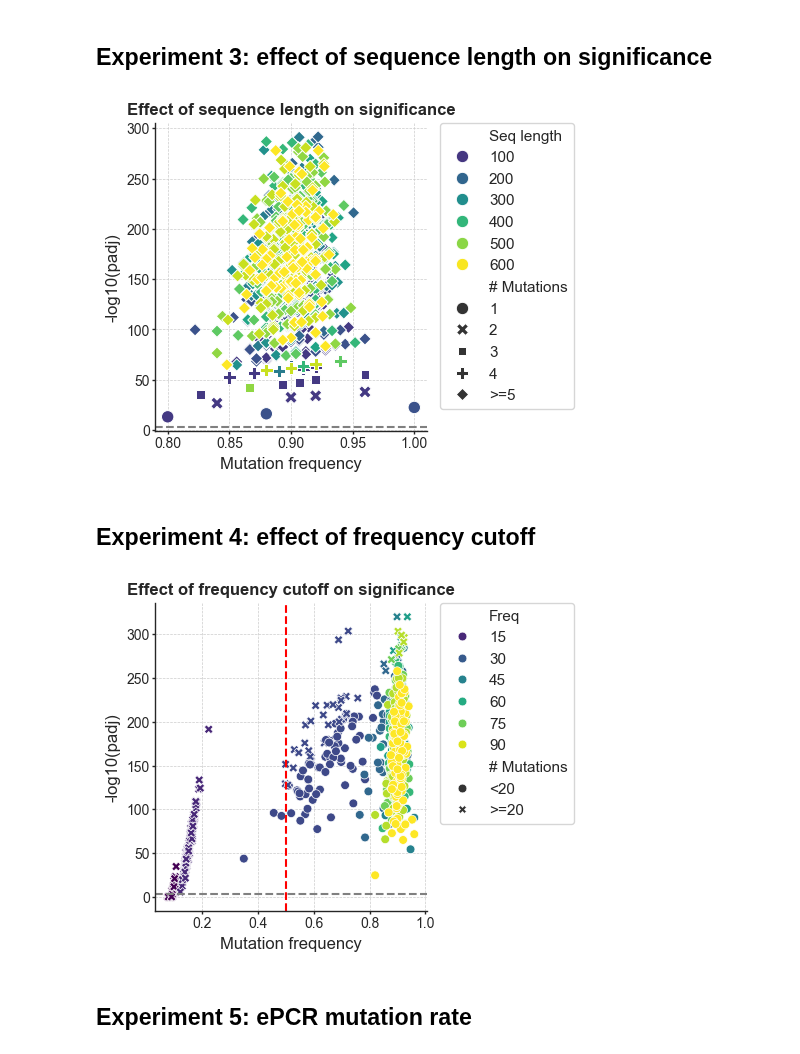
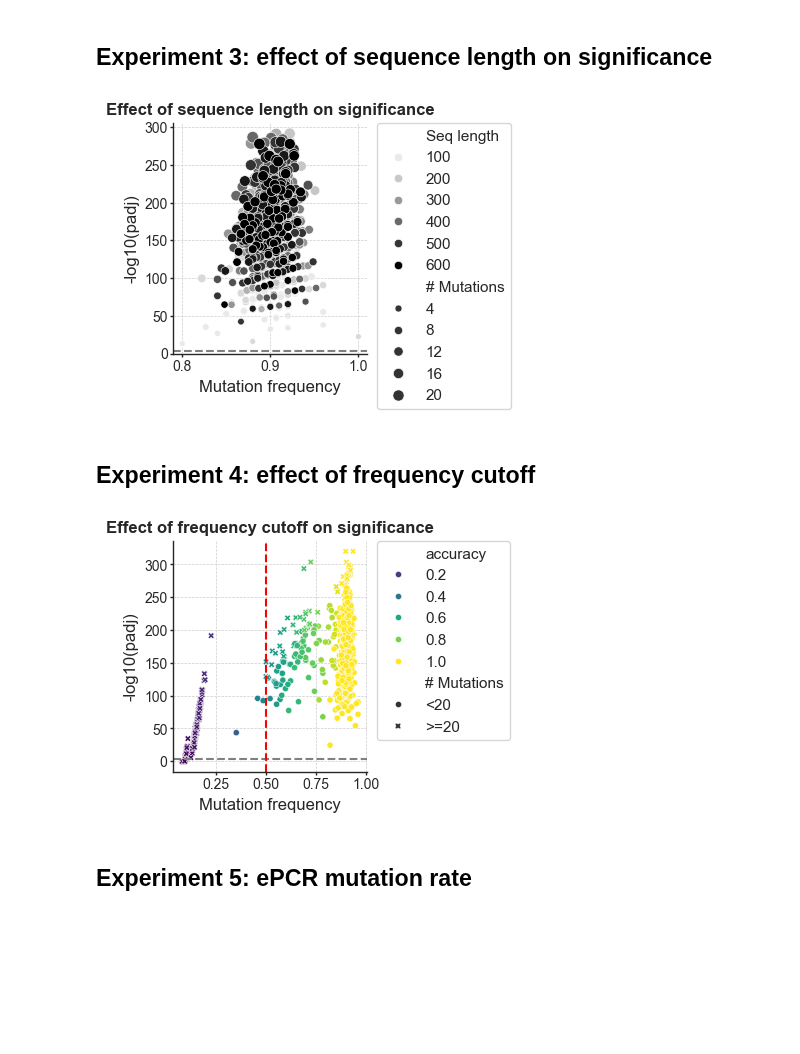
Before and after one commit to fhalab/LevSeq, a Jupyter notebook: simulation/Ape AGW ePCR Figures.ipynb, the cells around one changed output. Drawn from its saved outputs; the diff is of its cells as text; code cells hidden in the pictures; blank space fills up the shorter version.

```diff
--- a/simulation/Ape AGW ePCR Figures.ipynb
+++ b/simulation/Ape AGW ePCR Figures.ipynb
@@ -27,7 +27,7 @@ axis_line_width = 1.0
 axis_font_size = 12
 title_font_size = 12
 label_font_size = 10
-figsize = (3.5, 4) # Figure size
+figsize = (2.5, 3) # Figure size
 font = 'Arial'
 style = 'ticks'
 font_family = 'sans-serif'
@@ -181,10 +179,10 @@ experiment_df = pd.read_csv(f'{data_dir}Experiment3_{label}.csv')
 experiment_df['-log10(P.adj)'] = -1*np.log10(experiment_df['P adj.'].values)
 experiment_df['Seq length'] = [int(c.split('_')[-1]) for c in experiment_df['Plate']]
 experiment_df['# Mutations'] = [len(str(v).split('_')) for v in experiment_df['Variant'].values]
-experiment_df['# Mutations'] = [f'{v}' if v < 5 else f'>=5' for v in experiment_df['# Mutations']]
+#experiment_df['# Mutations'] = [f'{v}' if v < 5 else f'>=5' for v in experiment_df['# Mutations']]
 experiment_df = experiment_df.reset_index()
-ax = sns.scatterplot(experiment_df, x='frequency', y='-log10(P.adj)', hue='Seq length', palette='viridis',
-                     style="# Mutations", style_order=['1', '2', '3', '4', '>=5'], s=80)
+ax = sns.scatterplot(experiment_df, x='frequency', y='-log10(P.adj)', hue='Seq length', palette='Greys',
+                     size="# Mutations")#
 set_ax_params(ax)
 plt.xlabel('Mutation frequency')
 plt.ylabel('-log10(padj)')
@@ -195,33 +193,33 @@ plt.grid(True, which='major', linestyle='--', linewidth=0.5)
 plt.savefig(f'{fig_dir}Experiment3_{label}.svg')
 plt.show()
 # %% [output]
-[figure, old version]
+[figure, new version]
 # %% [markdown]
 ## Experiment 4: effect of frequency cutoff
 # %%
 experiment_df = pd.read_csv(f'{data_dir}Experiment4_{label}.csv')
 
 experiment_df['-log10(P.adj)'] = -1*np.log10(experiment_df['P adj.'].values)
 experiment_df['Freq'] = [int(c.split('_')[-1]) for c in experiment_df['Plate']]
 experiment_df['# Mutations'] = [len(v.split('_')) for v in experiment_df['Variant'].values]
 experiment_df['# Mutations'] = [f'<20' if v < 20 else f'>=20' for v in experiment_df['# Mutations']]
 experiment_df = experiment_df.reset_index()
 experiment_df.replace([np.inf, -np.inf], 320, inplace=True)
 
-ax = sns.scatterplot(experiment_df, x='frequency', y='-log10(P.adj)', hue='Freq', palette='viridis',
-                     style="# Mutations", style_order=['<20', '>=20'], s=40)
+ax = sns.scatterplot(experiment_df, x='frequency', y='-log10(P.adj)', hue='accuracy', palette='viridis',
+                     style="# Mutations", style_order=['<20', '>=20'], s=20)
 set_ax_params(ax)
 plt.xlabel('Mutation frequency')
 plt.ylabel('-log10(padj)')
 plt.title('Effect of frequency cutoff on significance', fontsize=title_font_size, fontweight="bold")
 plt.legend(bbox_to_anchor=(1.05, 1), loc=2, borderaxespad=0.)
 plt.axhline(y = significance, color = 'grey', linestyle = '--') #axis='y',
 plt.grid(True, which='major', linestyle='--', linewidth=0.5)
 plt.axvline(x = 0.5, color = 'red', linestyle = '--') #axis='y',
-plt.savefig(f'{fig_dir}Experiment5_{label}.svg')
+plt.savefig(f'{fig_dir}Experiment4_{label}.svg')
 plt.show()
 # %% [output]
-[figure, old version]
+[figure, new version]
 # %% [markdown]
 ## Experiment 5: ePCR mutation rate
 # %%
```
Also changed, not shown: parts of 9 cells of this notebook, 5 other files.
